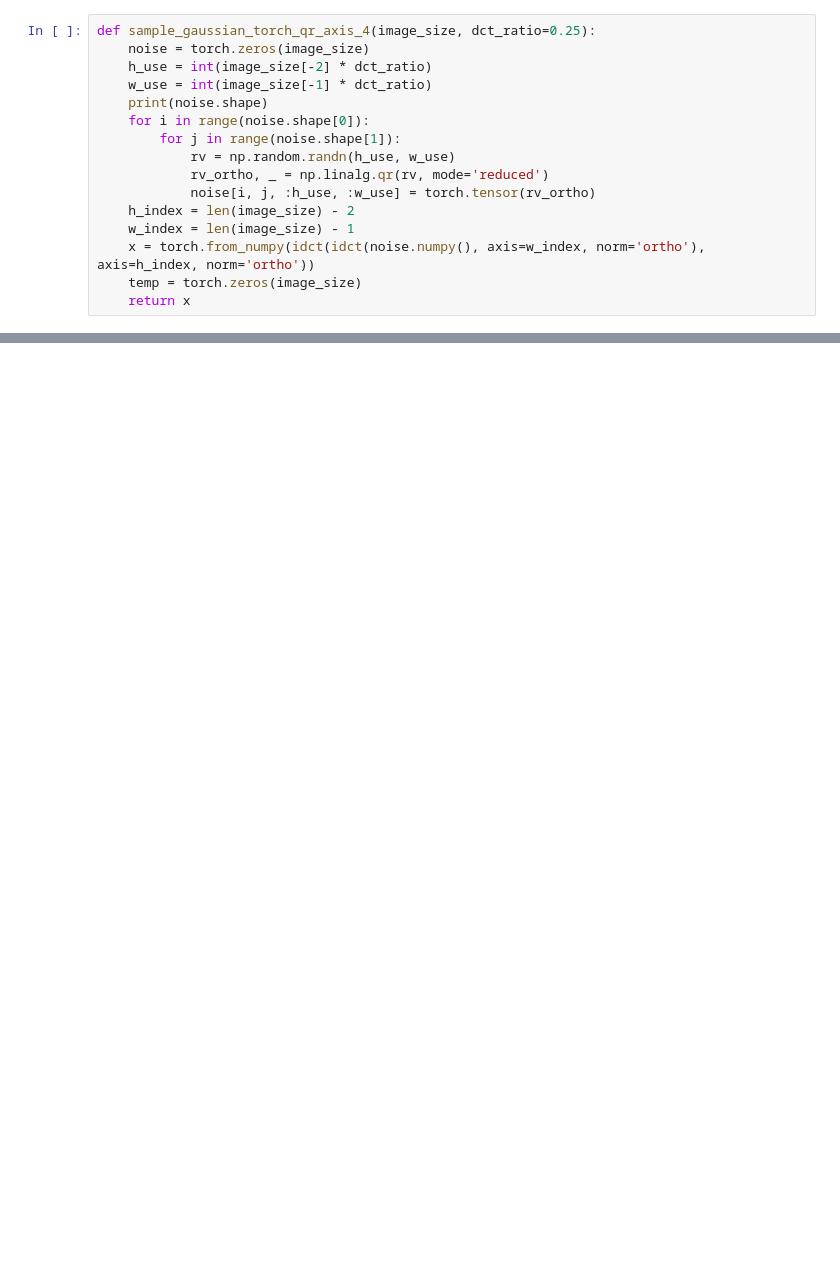
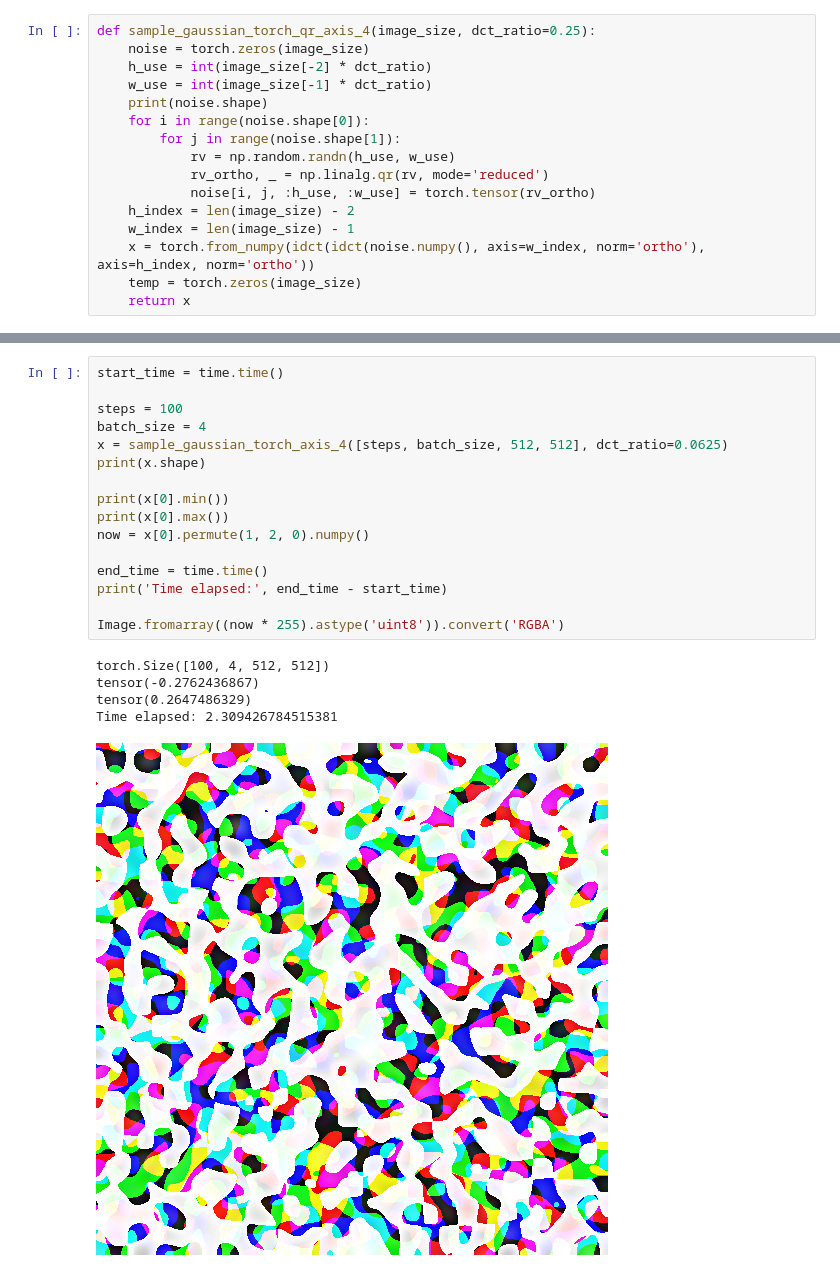
Before and after one commit to ndb796/The-Best-StyleGAN-Encoders, a Jupyter notebook: Low Frequency Noise Example.ipynb, the cells around one changed output, grey strips where cells are left out. Saved outputs shown, nothing was run; the diff lists cells and outputs as text; blank space fills up the shorter version.

```diff
--- a/Low Frequency Noise Example.ipynb
+++ b/Low Frequency Noise Example.ipynb
@@ -172,0 +182,22 @@ Time elapsed: 0.11705923080444336
+# %%
+start_time = time.time()
+
+steps = 100
+batch_size = 4
+x = sample_gaussian_torch_axis_4([steps, batch_size, 512, 512], dct_ratio=0.0625)
+print(x.shape)
+
+print(x[0].min())
+print(x[0].max())
+now = x[0].permute(1, 2, 0).numpy()
+
+end_time = time.time()
+print('Time elapsed:', end_time - start_time)
+
+Image.fromarray((now * 255).astype('uint8')).convert('RGBA')
+# %% [output]
+torch.Size([100, 4, 512, 512])
+tensor(-0.2762436867)
+tensor(0.2647486329)
+Time elapsed: 2.309426784515381
+[figure, added]
```
Also changed, not shown: parts of 6 cells of this notebook.
